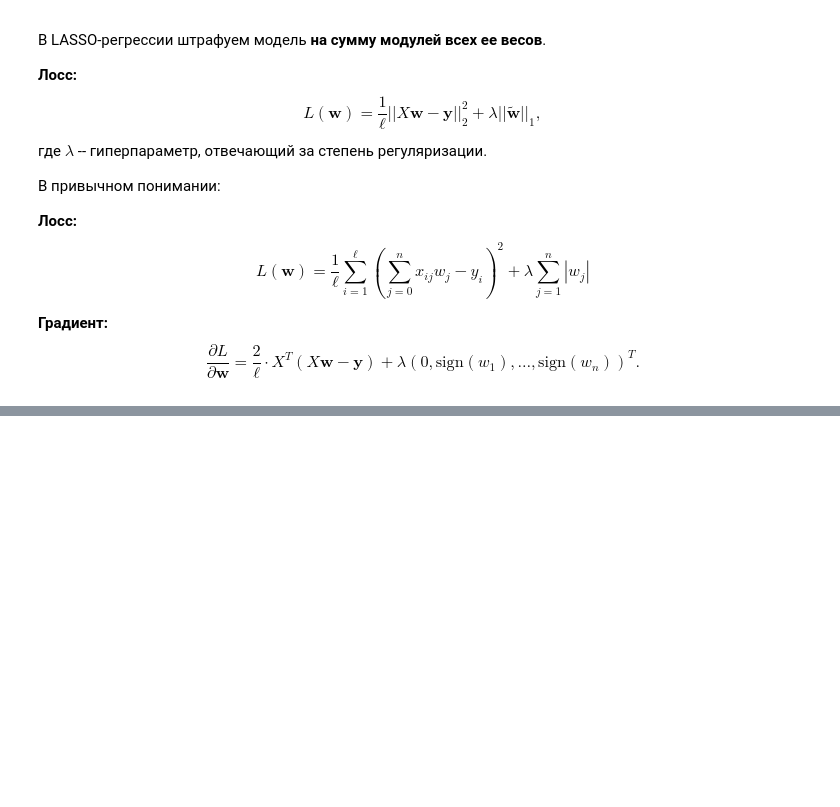
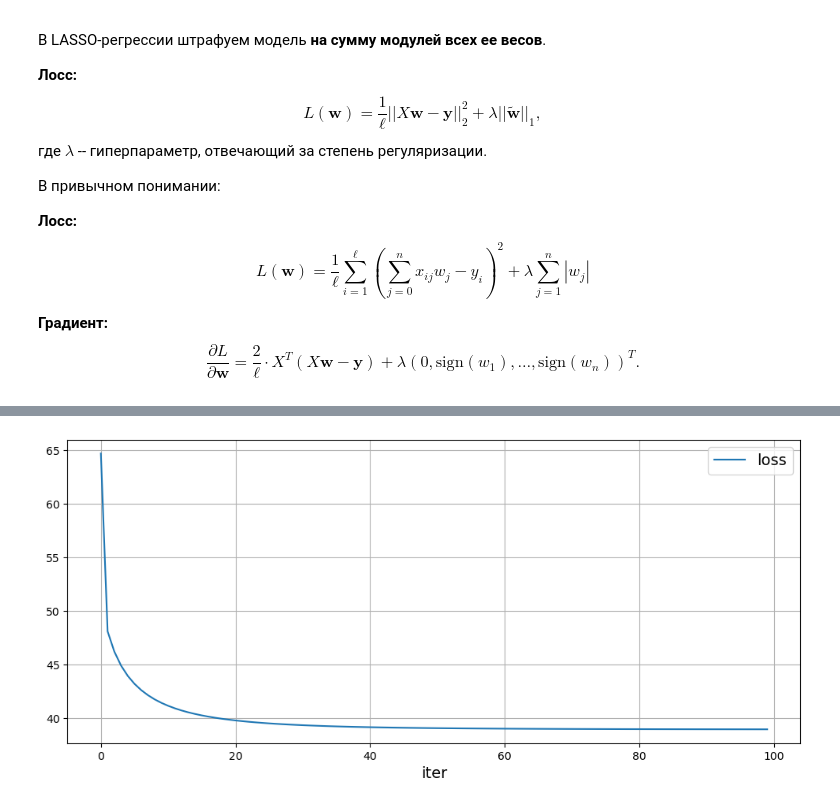
Before and after one commit to matalhim/ml, a Jupyter notebook: linear_models/regularization.ipynb, the cells around one changed output, grey strips where cells are left out. Drawn from its saved outputs; the diff is of its cells as text; code cells hidden in the pictures; blank space fills up the shorter version.

```diff
--- a/linear_models/regularization.ipynb
+++ b/linear_models/regularization.ipynb
@@ -58,14 +66,14 @@ class MyLassoRegression(object):
         self.C = C
 
     def regularization_term(self, weights):
-        signs =
+        signs = np_soft_sign(weights)
         signs[0] = 0
         return signs
 
     def grad(self, X, y, weights):
-        y_pred = (X @ weights)  # [l, 1]
+        y_pred = (X @ weights)
 
-        basic_term =
+        basic_term = (2. / X.shape[0]) * (X.T @ (y_pred - y))
 
         regularization_term = self.regularization_term(weights)
 
@@ -81,7 +89,7 @@ class MyLassoRegression(object):
         y = y[:, np.newaxis]
 
         l, n = X.shape
-        X_train = np.hstack([np.ones([l, 1]), X])  # [ell, n + 1]
+        X_train = np.hstack([np.ones([l, 1]), X])
 
         weights = np.random.randn(n + 1, 1)
 
@@ -89,7 +97,7 @@ class MyLassoRegression(object):
 
         for iter_num in range(max_iter):
             grad = self.grad(X_train, y, weights)
-            # update weights
+
             weights -= grad * lr / ((iter_num + 1) ** 0.5)
 
             loss = np.mean((X_train @ weights - y) ** 2) + self.C * np.sum(np.abs(weights[1:]))
@@ -108,0 +138,6 @@ class MyLassoRegression(object):
+# %%
+regressor = MyLassoRegression()
+
+losses = regressor.fit(X_train[:, np.newaxis], y_train)
+
+predictions = regressor.predict(X_test[:, np.newaxis])
@@ -108,0 +148,8 @@ class MyLassoRegression(object):
+# %%
+plt.figure(figsize=(12,5))
+plt.plot(losses, label='loss')
+plt.legend(fontsize=14)
+plt.xlabel('iter', fontsize=14)
+plt.grid()
+# %% [output]
+[figure, added]
```
Also changed, not shown: parts of 25 cells of this notebook.
